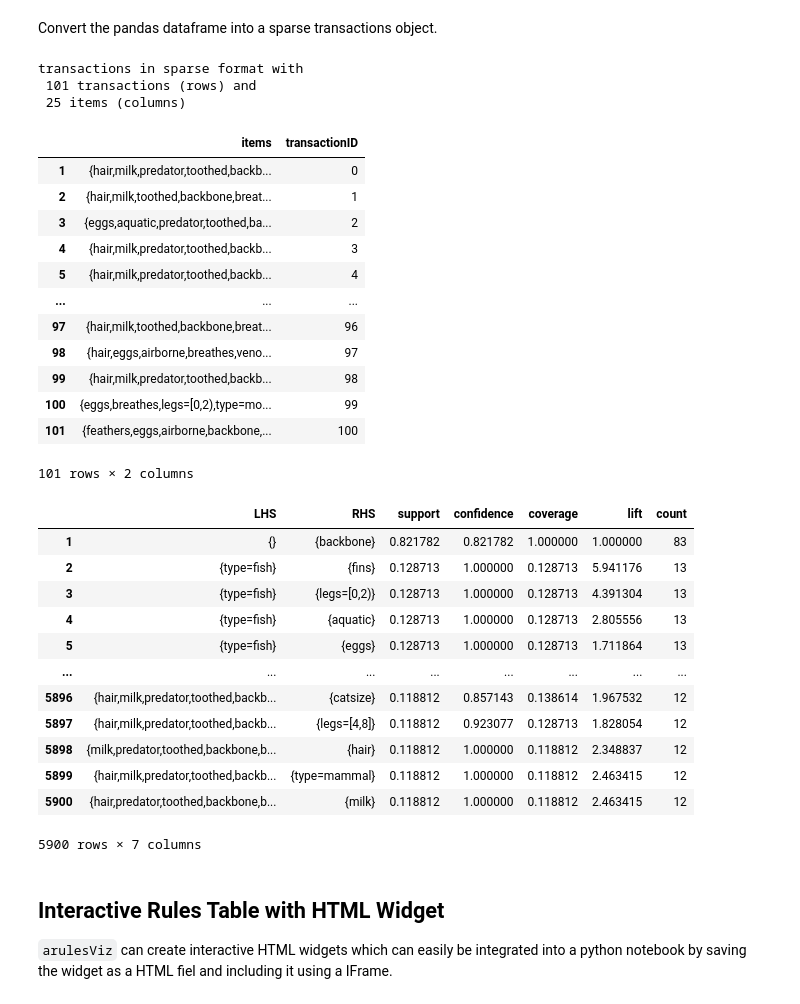
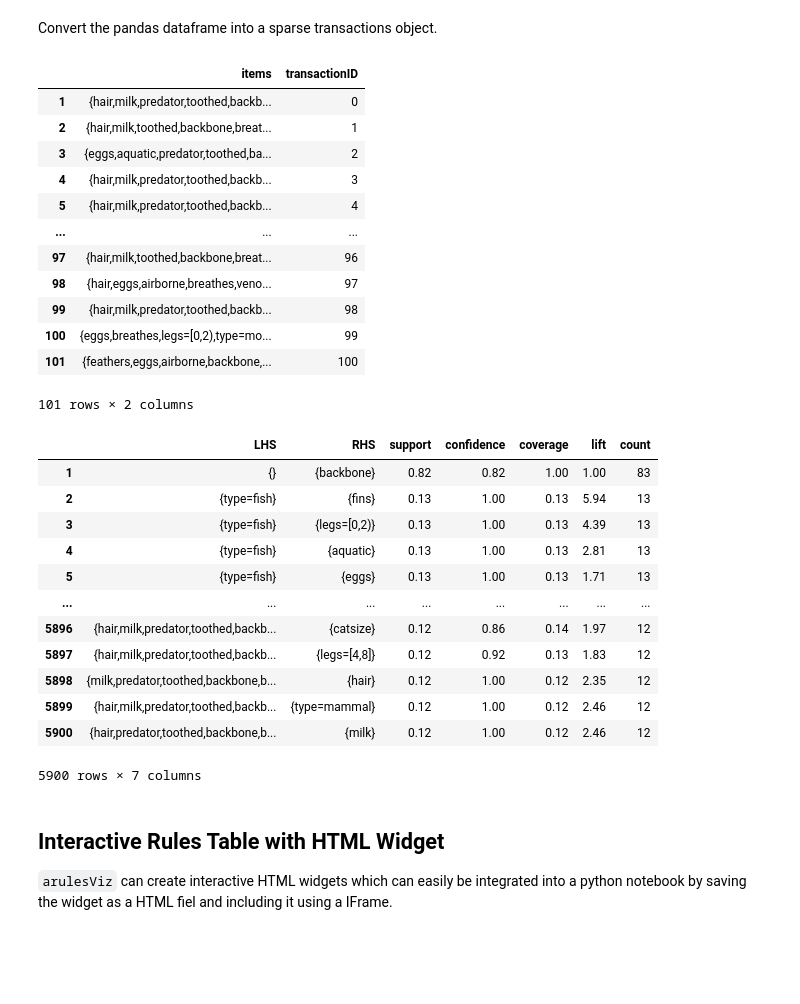
Before and after one commit to mhahsler/arulespy, a Jupyter notebook: examples/arulesViz.ipynb, the cells around one changed output. Cells and saved outputs as stored; diff of their text form; code cells hidden in the pictures; blank space fills up the shorter version.

```diff
--- a/examples/arulesViz.ipynb
+++ b/examples/arulesViz.ipynb
@@ -43,46 +43,42 @@ df
 # %% [markdown]
 Convert the pandas dataframe into a sparse transactions object.
 # %%
-trans = arules.transactions(df)
-print(trans)
+trans = Transactions.from_df(df)
 
 trans.as_df()
 # %% [output]
+|  | items | transactionID |
+| 1 | {hair,milk,predator,toothed,backb... | 0 |
+| 2 | {hair,milk,toothed,backbone,breat... | 1 |
+| 3 | {eggs,aquatic,predator,toothed,ba... | 2 |
+| 4 | {hair,milk,predator,toothed,backb... | 3 |
+| 5 | {hair,milk,predator,toothed,backb... | 4 |
+| ... | ... | ... |
+| 97 | {hair,milk,toothed,backbone,breat... | 96 |
+| 98 | {hair,eggs,airborne,breathes,veno... | 97 |
+| 99 | {hair,milk,predator,toothed,backb... | 98 |
+| 100 | {eggs,breathes,legs=[0,2),type=mo... | 99 |
+| 101 | {feathers,eggs,airborne,backbone,... | 100 |
-transactions in sparse format with
- 101 transactions (rows) and
- 25 items (columns)
+101 rows × 2 columns
-|  | items | transactionID |
-| 1 | {hair,milk,predator,toothed,backb... | 0 |
-| 2 | {hair,milk,toothed,backbone,breat... | 1 |
-| 3 | {eggs,aquatic,predator,toothed,ba... | 2 |
-| 4 | {hair,milk,predator,toothed,backb... | 3 |
-| 5 | {hair,milk,predator,toothed,backb... | 4 |
-| ... | ... | ... |
-| 97 | {hair,milk,toothed,backbone,breat... | 96 |
-| 98 | {hair,eggs,airborne,breathes,veno... | 97 |
-| 99 | {hair,milk,predator,toothed,backb... | 98 |
-| 100 | {eggs,breathes,legs=[0,2),type=mo... | 99 |
-| 101 | {feathers,eggs,airborne,backbone,... | 100 |
-101 rows × 2 columns
 # %%
-rules = arules.apriori(trans,
-                    parameter = arules.parameters({"supp": 0.1, "conf": 0.8}),
-                    control = arules.parameters({"verbose": False}))
+rules = apriori(trans,
+                    parameter = parameters({"supp": 0.1, "conf": 0.8}),
+                    control = parameters({"verbose": False}))
 
-rules.as_df()
+rules.as_df().round(2)
 # %% [output]
 |  | LHS | RHS | support | confidence | coverage | lift | count |
-| 1 | {} | {backbone} | 0.821782 | 0.821782 | 1.000000 | 1.000000 | 83 |
-| 2 | {type=fish} | {fins} | 0.128713 | 1.000000 | 0.128713 | 5.941176 | 13 |
-| 3 | {type=fish} | {legs=[0,2)} | 0.128713 | 1.000000 | 0.128713 | 4.391304 | 13 |
-| 4 | {type=fish} | {aquatic} | 0.128713 | 1.000000 | 0.128713 | 2.805556 | 13 |
-| 5 | {type=fish} | {eggs} | 0.128713 | 1.000000 | 0.128713 | 1.711864 | 13 |
+| 1 | {} | {backbone} | 0.82 | 0.82 | 1.00 | 1.00 | 83 |
+| 2 | {type=fish} | {fins} | 0.13 | 1.00 | 0.13 | 5.94 | 13 |
+| 3 | {type=fish} | {legs=[0,2)} | 0.13 | 1.00 | 0.13 | 4.39 | 13 |
+| 4 | {type=fish} | {aquatic} | 0.13 | 1.00 | 0.13 | 2.81 | 13 |
+| 5 | {type=fish} | {eggs} | 0.13 | 1.00 | 0.13 | 1.71 | 13 |
 | ... | ... | ... | ... | ... | ... | ... | ... |
-| 5896 | {hair,milk,predator,toothed,backb... | {catsize} | 0.118812 | 0.857143 | 0.138614 | 1.967532 | 12 |
-| 5897 | {hair,milk,predator,toothed,backb... | {legs=[4,8]} | 0.118812 | 0.923077 | 0.128713 | 1.828054 | 12 |
-| 5898 | {milk,predator,toothed,backbone,b... | {hair} | 0.118812 | 1.000000 | 0.118812 | 2.348837 | 12 |
-| 5899 | {hair,milk,predator,toothed,backb... | {type=mammal} | 0.118812 | 1.000000 | 0.118812 | 2.463415 | 12 |
-| 5900 | {hair,predator,toothed,backbone,b... | {milk} | 0.118812 | 1.000000 | 0.118812 | 2.463415 | 12 |
+| 5896 | {hair,milk,predator,toothed,backb... | {catsize} | 0.12 | 0.86 | 0.14 | 1.97 | 12 |
+| 5897 | {hair,milk,predator,toothed,backb... | {legs=[4,8]} | 0.12 | 0.92 | 0.13 | 1.83 | 12 |
+| 5898 | {milk,predator,toothed,backbone,b... | {hair} | 0.12 | 1.00 | 0.12 | 2.35 | 12 |
+| 5899 | {hair,milk,predator,toothed,backb... | {type=mammal} | 0.12 | 1.00 | 0.12 | 2.46 | 12 |
+| 5900 | {hair,predator,toothed,backbone,b... | {milk} | 0.12 | 1.00 | 0.12 | 2.46 | 12 |
 5900 rows × 7 columns
 # %% [markdown]
 ## Interactive Rules Table with HTML Widget
```
Also changed, not shown: parts of 8 cells of this notebook, 9 other files.
